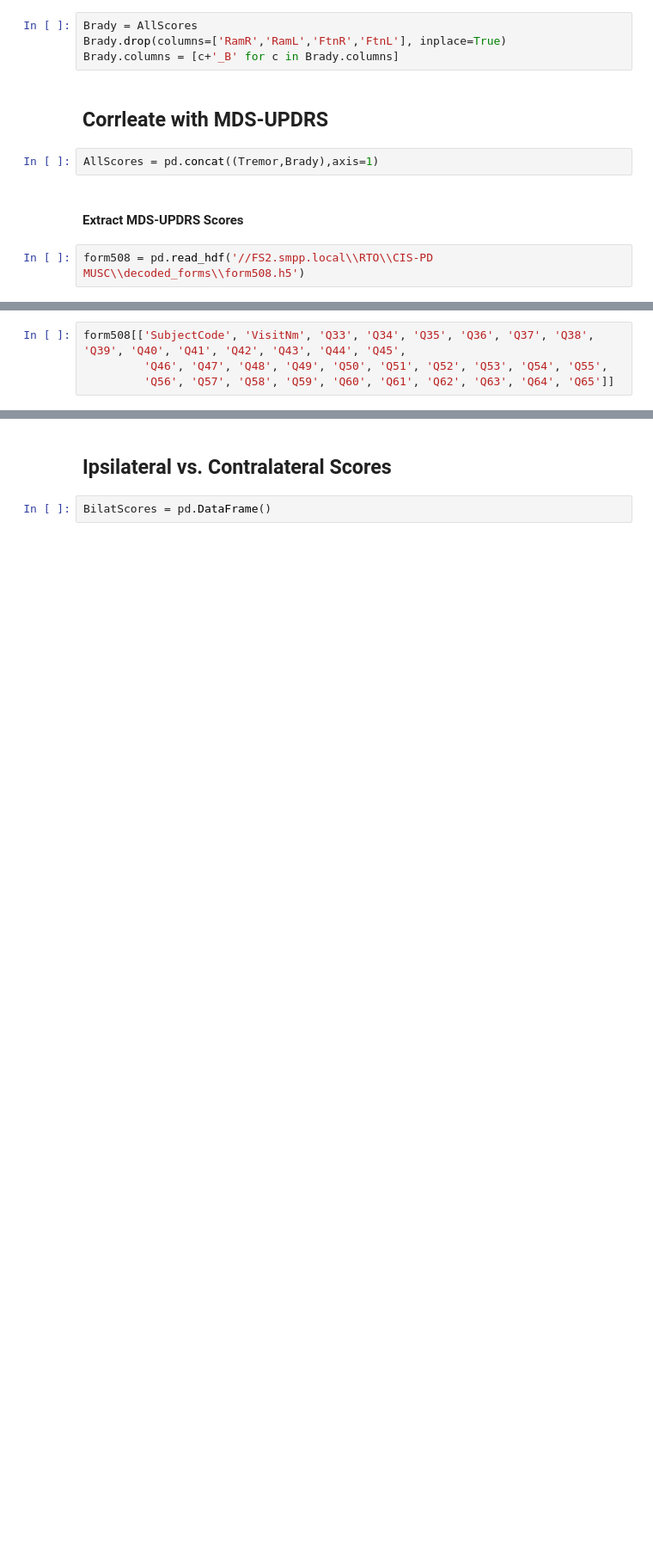
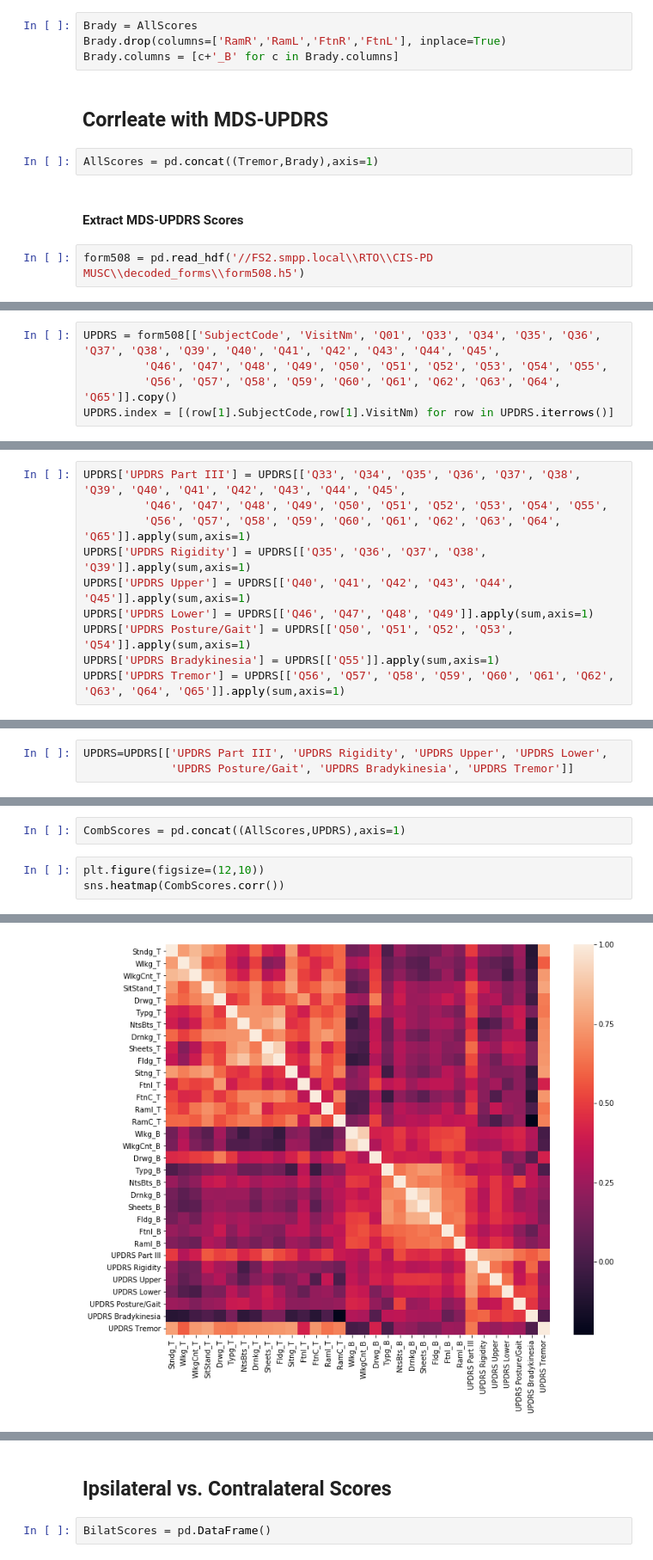
Before and after one commit to nshawen/CIS-PD_Curation, a Jupyter notebook: Clinician Score Correlation.ipynb, the cells around one changed output, grey strips where cells are left out. Shown at 86% size. Cells and saved outputs as stored; diff of their text form; blank space fills up the shorter version.

Commit message:
added score correlation analysis

```diff
--- a/Clinician Score Correlation.ipynb
+++ b/Clinician Score Correlation.ipynb
@@ -204,4 +193,5 @@ form508
 # %%
-form508[['SubjectCode', 'VisitNm', 'Q33', 'Q34', 'Q35', 'Q36', 'Q37', 'Q38', 'Q39', 'Q40', 'Q41', 'Q42', 'Q43', 'Q44', 'Q45',
+UPDRS = form508[['SubjectCode', 'VisitNm', 'Q01', 'Q33', 'Q34', 'Q35', 'Q36', 'Q37', 'Q38', 'Q39', 'Q40', 'Q41', 'Q42', 'Q43', 'Q44', 'Q45',
          'Q46', 'Q47', 'Q48', 'Q49', 'Q50', 'Q51', 'Q52', 'Q53', 'Q54', 'Q55',
-         'Q56', 'Q57', 'Q58', 'Q59', 'Q60', 'Q61', 'Q62', 'Q63', 'Q64', 'Q65']]
+         'Q56', 'Q57', 'Q58', 'Q59', 'Q60', 'Q61', 'Q62', 'Q63', 'Q64', 'Q65']].copy()
+UPDRS.index = [(row[1].SubjectCode,row[1].VisitNm) for row in UPDRS.iterrows()]
@@ -226,0 +198,10 @@ form508[['SubjectCode', 'VisitNm', 'Q33', 'Q34', 'Q35', 'Q36', 'Q37', 'Q38', 'Q3
+# %%
+UPDRS['UPDRS Part III'] = UPDRS[['Q33', 'Q34', 'Q35', 'Q36', 'Q37', 'Q38', 'Q39', 'Q40', 'Q41', 'Q42', 'Q43', 'Q44', 'Q45',
+         'Q46', 'Q47', 'Q48', 'Q49', 'Q50', 'Q51', 'Q52', 'Q53', 'Q54', 'Q55',
+         'Q56', 'Q57', 'Q58', 'Q59', 'Q60', 'Q61', 'Q62', 'Q63', 'Q64', 'Q65']].apply(sum,axis=1)
+UPDRS['UPDRS Rigidity'] = UPDRS[['Q35', 'Q36', 'Q37', 'Q38', 'Q39']].apply(sum,axis=1)
+UPDRS['UPDRS Upper'] = UPDRS[['Q40', 'Q41', 'Q42', 'Q43', 'Q44', 'Q45']].apply(sum,axis=1)
+UPDRS['UPDRS Lower'] = UPDRS[['Q46', 'Q47', 'Q48', 'Q49']].apply(sum,axis=1)
+UPDRS['UPDRS Posture/Gait'] = UPDRS[['Q50', 'Q51', 'Q52', 'Q53', 'Q54']].apply(sum,axis=1)
+UPDRS['UPDRS Bradykinesia'] = UPDRS[['Q55']].apply(sum,axis=1)
+UPDRS['UPDRS Tremor'] = UPDRS[['Q56', 'Q57', 'Q58', 'Q59', 'Q60', 'Q61', 'Q62', 'Q63', 'Q64', 'Q65']].apply(sum,axis=1)
@@ -226,0 +229,3 @@ form508[['SubjectCode', 'VisitNm', 'Q33', 'Q34', 'Q35', 'Q36', 'Q37', 'Q38', 'Q3
+# %%
+UPDRS=UPDRS[['UPDRS Part III', 'UPDRS Rigidity', 'UPDRS Upper', 'UPDRS Lower',
+             'UPDRS Posture/Gait', 'UPDRS Bradykinesia', 'UPDRS Tremor']]
@@ -226,0 +244,6 @@ form508[['SubjectCode', 'VisitNm', 'Q33', 'Q34', 'Q35', 'Q36', 'Q37', 'Q38', 'Q3
+# %%
+CombScores = pd.concat((AllScores,UPDRS),axis=1)
+# %%
+plt.figure(figsize=(12,10))
+sns.heatmap(CombScores.corr())
+# %% [output]
@@ -226,0 +251 @@ form508[['SubjectCode', 'VisitNm', 'Q33', 'Q34', 'Q35', 'Q36', 'Q37', 'Q38', 'Q3
+[figure, added]
```
Also changed, not shown: parts of 17 cells of this notebook.
